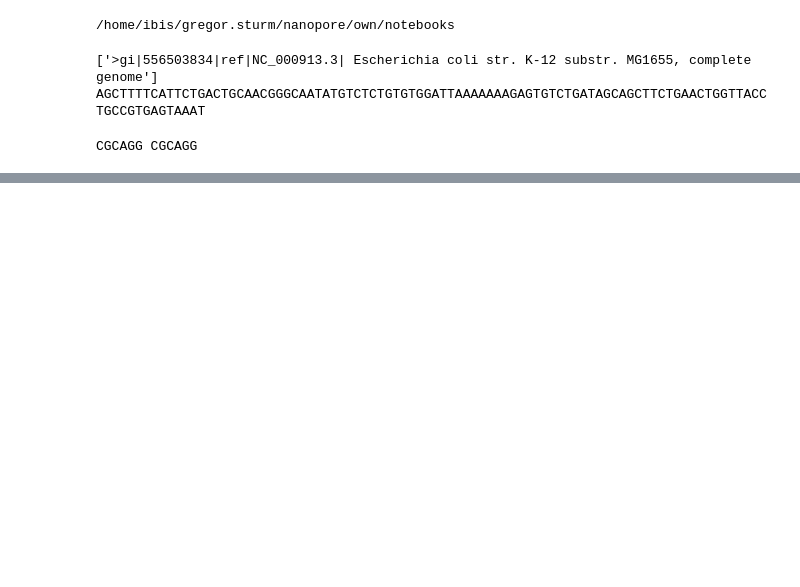
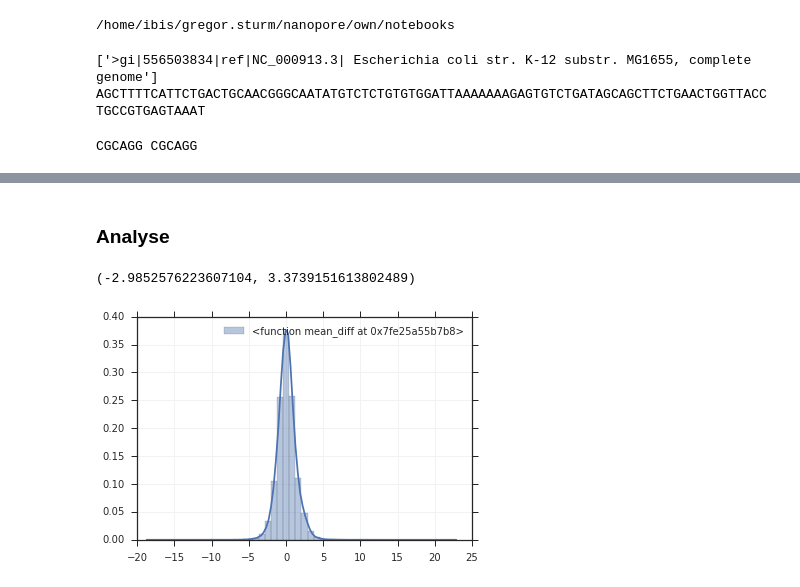
Before and after one commit to grst/nanopore-notebooks, a Jupyter notebook: 05_MAP006-basecaller/context_prediction/context_model.ipynb, the cells around one changed output, grey strips where cells are left out. Cells and saved outputs as stored; diff of their text form; code cells hidden in the pictures; blank space fills up the shorter version.

```diff
--- a/05_MAP006-basecaller/context_prediction/context_model.ipynb
+++ b/05_MAP006-basecaller/context_prediction/context_model.ipynb
@@ -223,0 +57,32 @@ ax.minorticks_on()
+# %%
+all_kmers = mk_kmer_dict(NMER)
+kmer_means = {kmer : float(HMM_PARAMS[HMM_PARAMS["kmer"] == kmer]["level_mean"]) for kmer in all_kmers}
+# %%
+template_events = [ev for ev in true_events if not np.isnan(ev["template.mean"])]
+template_events = [ev for ev in template_events if
+               ev["ref_position"] > abs(CONTEXT[0]) and ev["ref_position"] < len(ref)-CONTEXT[1]-1]
+template_events = np.array(template_events)
+# %% [markdown]
+### Analyse
+# %%
+def dwelltime(ev):
+    return ev["template.end"] - ev["template.start"]
+
+def mean_diff(ev):
+    return ev["template.mean"] - kmer_means[ev["kmer"]]
+
+def ev_stdv(ev):
+    return ev["template.stdv"]
+# %%
+def analyse_feat(target_function, plot=True):
+    values = [target_function(ev) for ev in template_events]
+    if plot:
+        sns.distplot(values, label=str(target_function))
+        legend()
+    return np.percentile(values, 1), np.percentile(values, 99)
+# %%
+quantile_diff = analyse_feat(mean_diff)
+quantile_diff
+# %% [output]
+(-2.9852576223607104, 3.3739151613802489)
+[figure, added]
```
Also changed, not shown: parts of 40 cells of this notebook, 3 other files.
